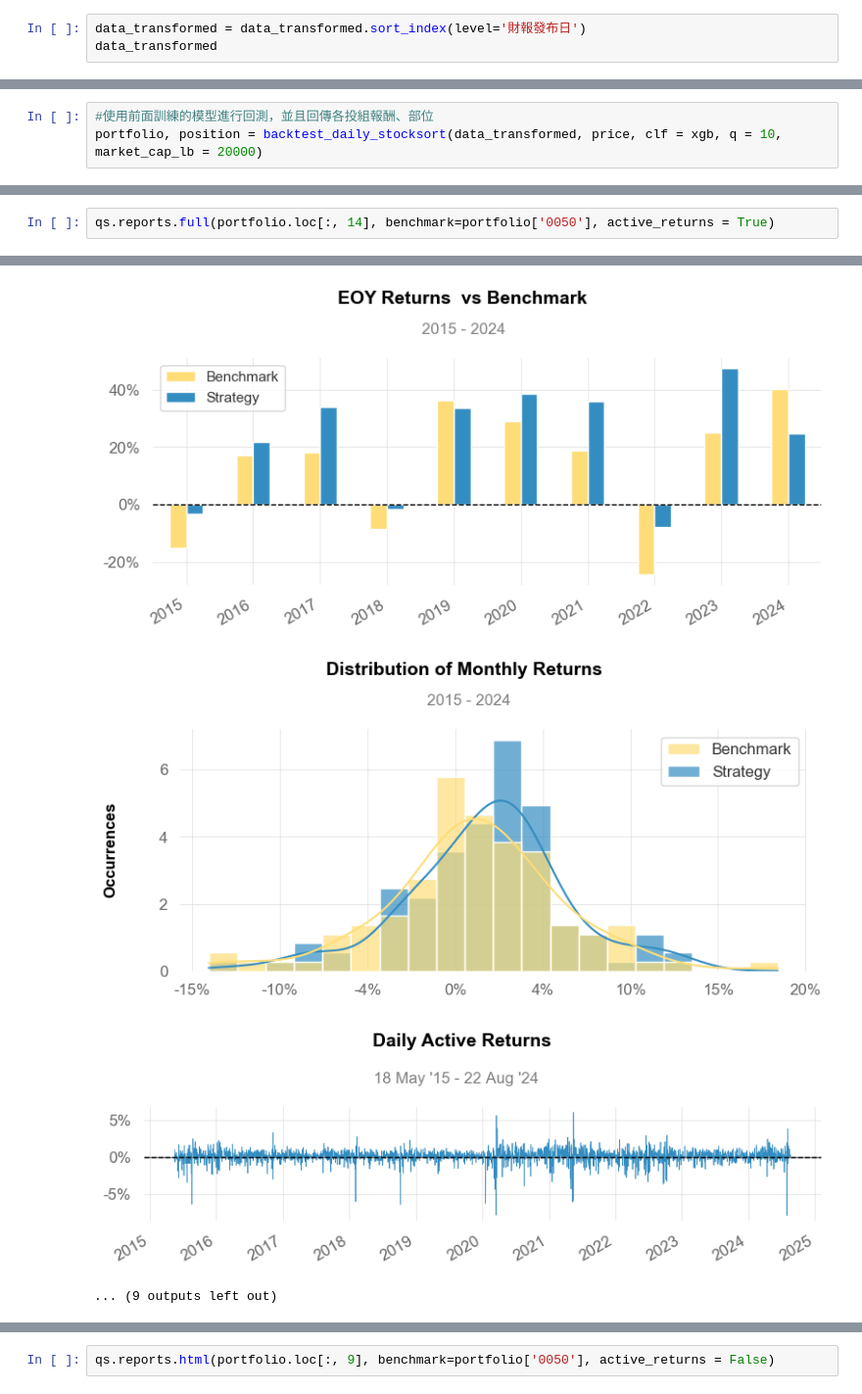
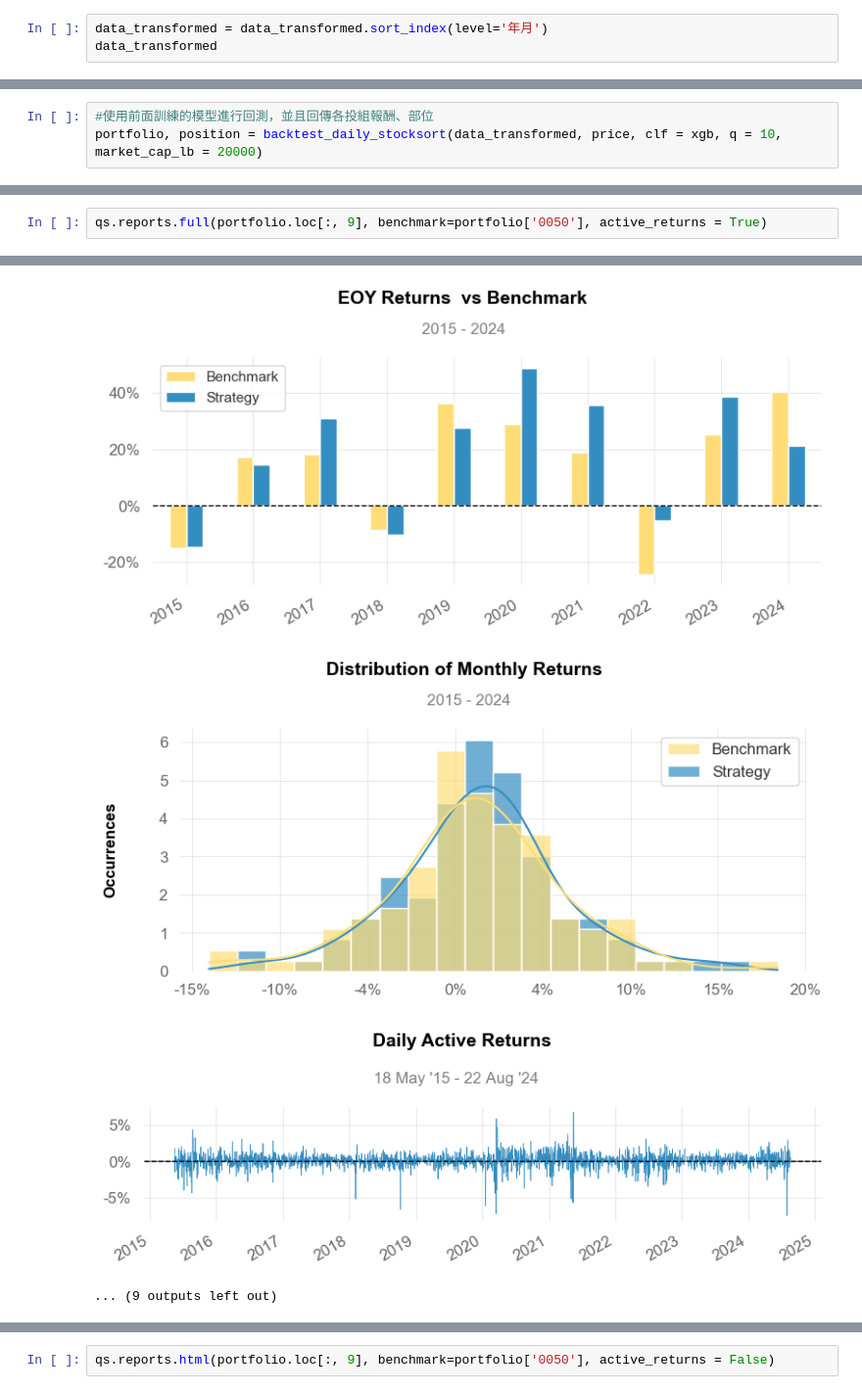
Before and after one commit to stuartlu0412/MLTaiwanStockPick, a Jupyter notebook: xgb_model.ipynb, the cells around one changed output, grey strips where cells are left out. Shown at 98% size. Drawn from its saved outputs; the diff is of its cells as text.

```diff
--- a/xgb_model.ipynb
+++ b/xgb_model.ipynb
@@ -209,4 +209,4 @@ Name: Cross Section Median, Length: 34544, dtype: float64
 # %%
-data_transformed = data_transformed.sort_index(level='財報發布日')
+data_transformed = data_transformed.sort_index(level='年月')
 data_transformed
 # %% [output]
@@ -397,5 +402,5 @@ Win Year %                 30.0%       60.0%       70.0%       70.0%       70.0%
 # %%
-qs.reports.full(portfolio.loc[:, 14], benchmark=portfolio['0050'], active_returns = True)
+qs.reports.full(portfolio.loc[:, 9], benchmark=portfolio['0050'], active_returns = True)
 # %% [output]
 Performance Metrics
                            Benchmark    Strategy
@@ -430,6 +435,6 @@ Strategy Visualization
-[figure, old version]
+[figure, new version]
-[figure, old version]
+[figure, new version]
-[figure, old version]
+[figure, new version]
 ... (9 outputs left out)
 # %%
 import statsmodels.api as sm
```
Also changed, not shown: parts of 14 cells of this notebook, 4 other files.
